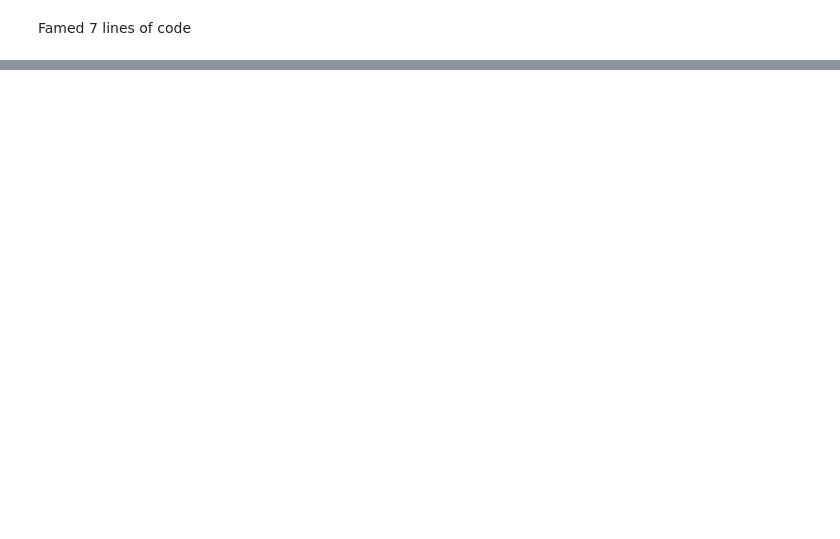
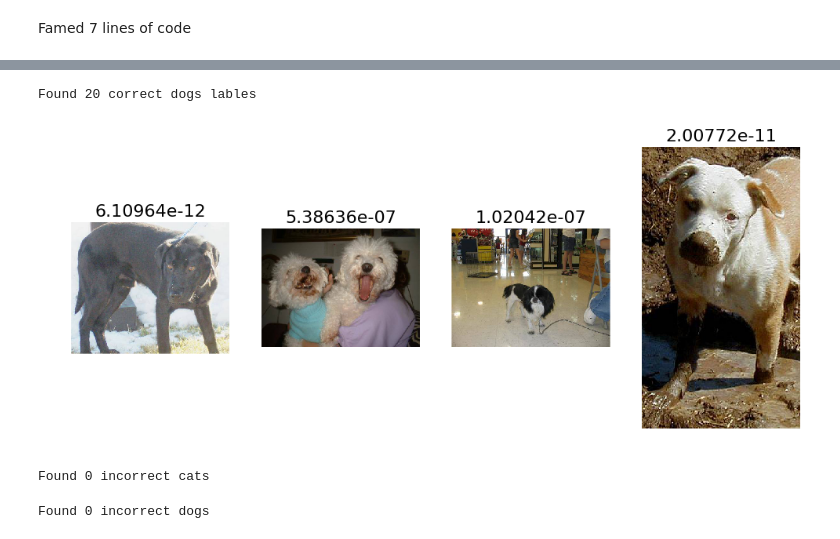
Before and after one commit to ajoshi1/myfastai, a Jupyter notebook: nbs/Lesson1 adj.ipynb, the cells around one changed output, grey strips where cells are left out. Drawn from its saved outputs; the diff is of its cells as text; code cells hidden in the pictures; blank space fills up the shorter version.

```diff
--- a/nbs/Lesson1 adj.ipynb
+++ b/nbs/Lesson1 adj.ipynb
@@ -42,0 +179,25 @@ Epoch 1/1
+# %%
+# A few random correct labels
+correct_dogs = np.where((our_lables == 1) & (our_lables == expected_labes))[0]
+print("Found %s correct dogs lables" % len(correct_dogs))
+idx = permutation(correct_dogs)[:n_view]
+plots_idx(idx, our_predections[idx])
+# %% [output]
+Found 20 correct dogs lables
+[figure, added]
+# %%
+incorrect_cats = np.where((our_lables==0) & (our_lables!=expected_labes))[0]
+print('Found %d incorrect cats' % len(incorrect_cats))
+if len(incorrect_cats):
+    most_incorrect_cats = np.argsort(our_predections[incorrect_cats])[::-1][:n_view]
+    plot_idx(incorrect_cats[most_incorrect_cats], our_predections[incorrect_cats][most_incorrect_cats])
+# %% [output]
+Found 0 incorrect cats
+# %%
+incorrect_dogs = np.where((our_lables==1) & (our_lables!=expected_labes))[0]
+print('Found %d incorrect dogs' % len(incorrect_dogs))
+if len(incorrect_dogs):
+    most_incorrect_dogs = np.argsort(our_predections[incorrect_dogs])[::-1][:n_view]
+    plot_idx(incorrect_dogs[most_incorrect_dogs], our_predections[incorrect_dogs][most_incorrect_dogs])
+# %% [output]
+Found 0 incorrect dogs
```
Also changed, not shown: parts of 31 cells of this notebook, 2 other files.
